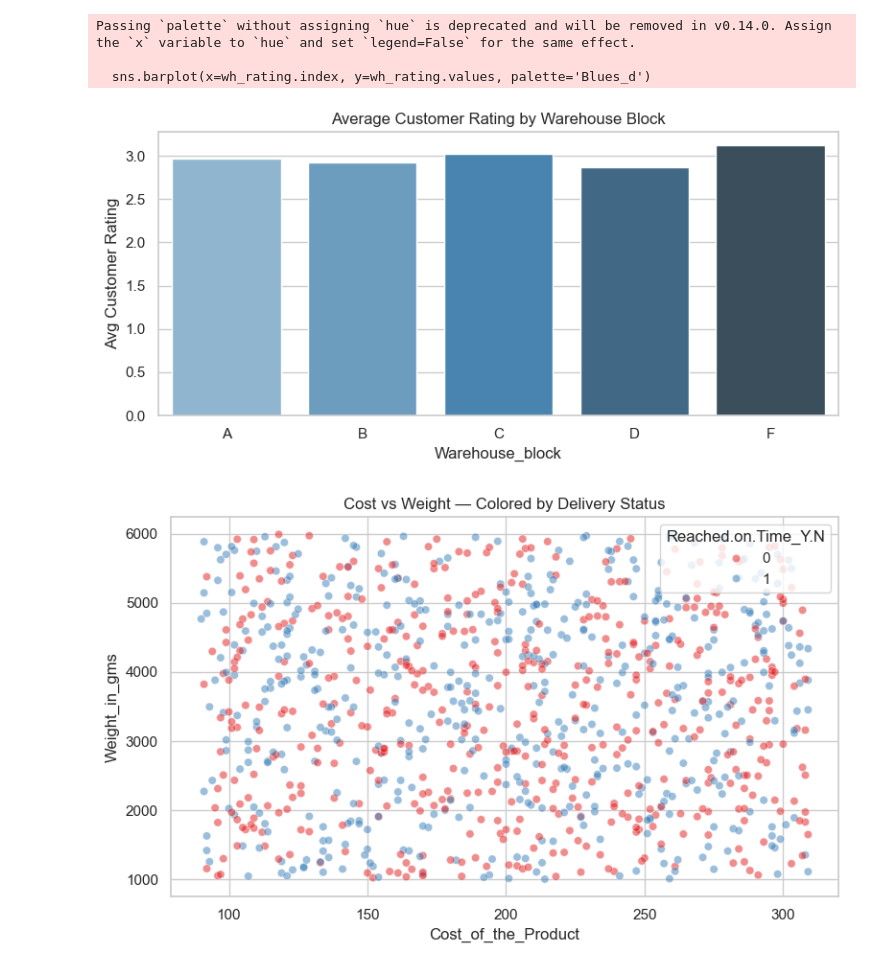
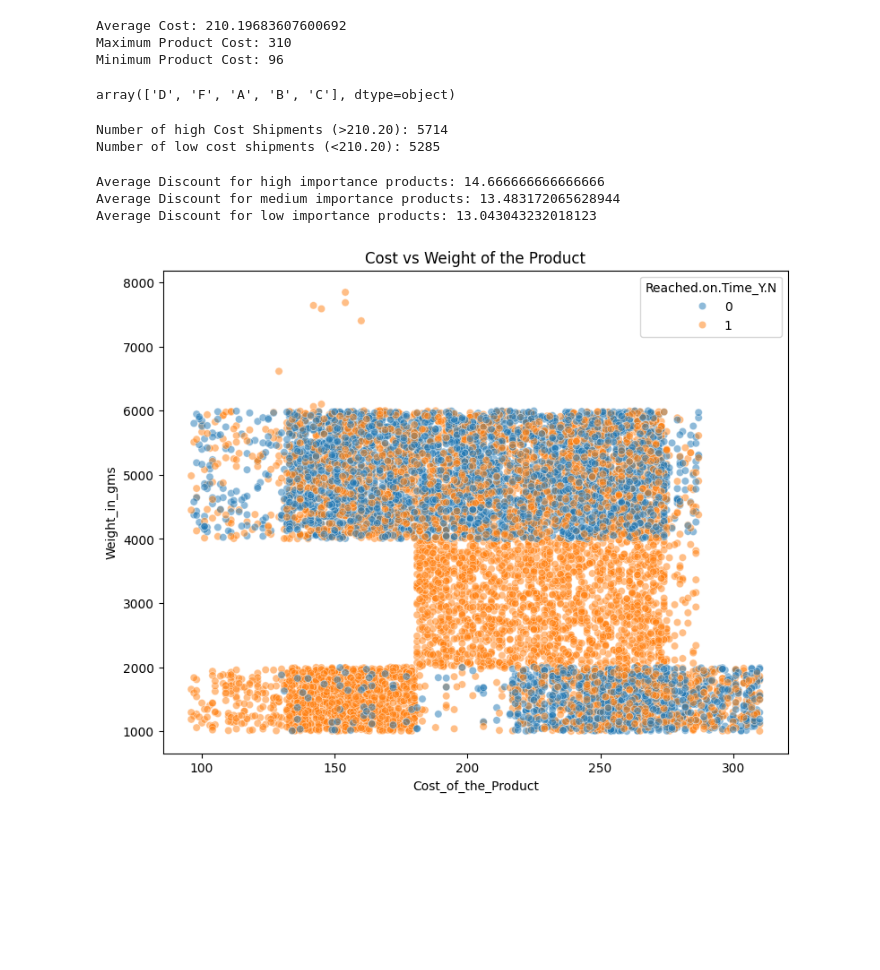
Before and after one commit to mailech/ShipmentSure-Predicting-On-Time-Delivery-Using-Supplier-Data, a Jupyter notebook: Notebooks/Data_Analysis.ipynb, the cells around one changed output. Saved outputs shown, nothing was run; the diff lists cells and outputs as text; code cells hidden in the pictures; blank space fills up the shorter version.

```diff
--- a/Notebooks/Data_Analysis.ipynb
+++ b/Notebooks/Data_Analysis.ipynb
@@ -11,5 +4,4 @@ import numpy as np
 import matplotlib.pyplot as plt
 import seaborn as sns
 
-sns.set_theme(style="whitegrid")
-print("Libraries loaded.")
+df = pd.read_csv("Train.csv")
@@ -18,4 +7,0 @@ Libraries loaded.
-# %%
-df = pd.read_csv('../data/Train.csv')
-print(f"Shape: {df.shape}")
-df.head()
@@ -72,26 +8,49 @@ plt.show()
-# %%
-# Bar plot: Average customer rating by warehouse block
-plt.figure(figsize=(8, 4))
-wh_rating = df.groupby('Warehouse_block')['Customer_rating'].mean()
-sns.barplot(x=wh_rating.index, y=wh_rating.values, palette='Blues_d')
-plt.title('Average Customer Rating by Warehouse Block')
-plt.ylabel('Avg Customer Rating')
-plt.tight_layout()
-plt.show()
-# %% [output]
-Passing `palette` without assigning `hue` is deprecated and will be removed in v0.14.0. Assign the `x` variable to `hue` and set `legend=False` for the same effect.
-
-  sns.barplot(x=wh_rating.index, y=wh_rating.values, palette='Blues_d')
-[figure, removed]
+# %%
+print("Average Cost:", df['Cost_of_the_Product'].mean())
+print("Maximum Product Cost:", df['Cost_of_the_Product'].max())
+print("Minimum Product Cost:", df['Cost_of_the_Product'].min())
+# %% [output]
+Average Cost: 210.19683607600692
+Maximum Product Cost: 310
+Minimum Product Cost: 96
+# %%
+df['Cost_of_the_Product'].value_counts().head()
+df['Weight_in_gms'].iloc[0:20]
+df['Reached.on.Time_Y.N'].unique()
+df['Warehouse_block'].unique()
+# %% [output]
+array(['D', 'F', 'A', 'B', 'C'], dtype=object)
+# %%
+avg_cost = df['Cost_of_the_Product'].mean()
+
+high_cost = df[df['Cost_of_the_Product'] > avg_cost]
+low_cost_shipments = df[df['Cost_of_the_Product'] < avg_cost]
+
+print(f"Number of high Cost Shipments (>{avg_cost:.2f}): {len(high_cost)}")
+print(f"Number of low cost shipments (<{avg_cost:.2f}): {len(low_cost_shipments)}")
+# %% [output]
+Number of high Cost Shipments (>210.20): 5714
+Number of low cost shipments (<210.20): 5285
+# %%
+high_imp_discount = df[df['Product_importance']=='high']['Discount_offered'].mean()
+medium_imp_discount = df[df['Product_importance']=='medium']['Discount_offered'].mean()
+low_imp_discount = df[df['Product_importance']=='low']['Discount_offered'].mean()
+
+print(f"Average Discount for high importance products: {high_imp_discount}")
+print(f"Average Discount for medium importance products: {medium_imp_discount}")
+print(f"Average Discount for low importance products: {low_imp_discount}")
+# %% [output]
+Average Discount for high importance products: 14.666666666666666
+Average Discount for medium importance products: 13.483172065628944
+Average Discount for low importance products: 13.043043232018123
 # %%
-# Scatter: Cost vs Weight colored by on-time delivery
-plt.figure(figsize=(8, 5))
-sns.scatterplot(
-    data=df, x='Cost_of_the_Product', y='Weight_in_gms',
-    hue='Reached.on.Time_Y.N', alpha=0.5, palette='Set1'
-)
-plt.title('Cost vs Weight — Colored by Delivery Status')
-plt.tight_layout()
+plt.figure(figsize=(9,7))
+sns.scatterplot(x='Cost_of_the_Product',
+                y='Weight_in_gms',
+                hue='Reached.on.Time_Y.N',
+                data=df,
+                alpha=0.5)
+plt.title("Cost vs Weight of the Product")
 plt.show()
 # %% [output]
-[figure, old version]
+[figure, new version]
```
Also changed, not shown: parts of 13 cells of this notebook, 20 other files.
